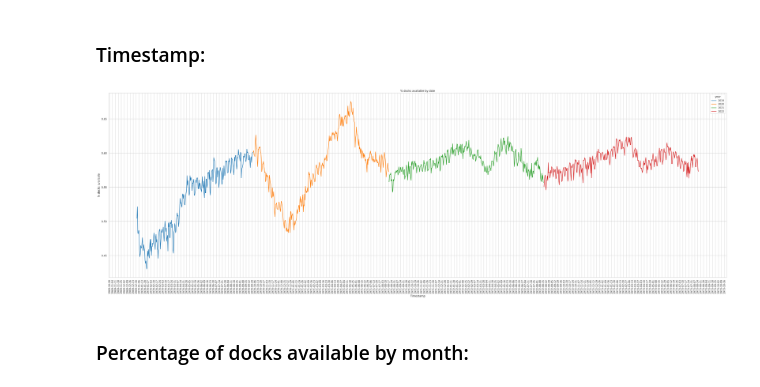
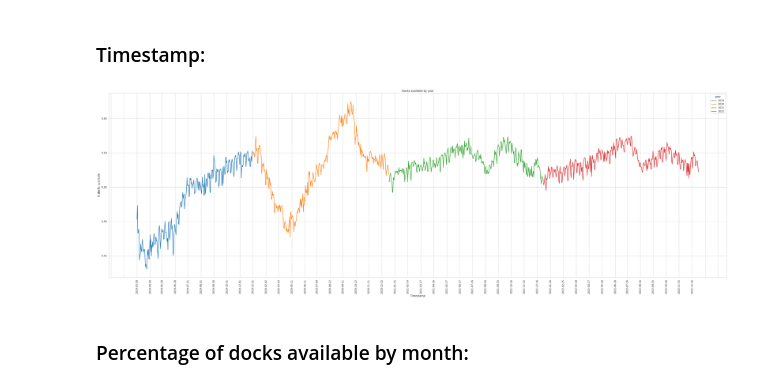
Before and after one commit to NathaliaBatalha/CapstoneProject_NathaliaDaniela, a Jupyter notebook: 02_Visualization_Data_partI.ipynb, the cells around one changed output. Drawn from its saved outputs; the diff is of its cells as text; code cells hidden in the pictures.

```diff
--- a/02_Visualization_Data_partI.ipynb
+++ b/02_Visualization_Data_partI.ipynb
@@ -152,26 +132,18 @@ for col in category_columns:
 # %%
 plt.figure(figsize = (50, 15))
 
 ax = sns.lineplot(data=df.sort_values('date'), x='date', y='percentage_docks_available', hue='year', errorbar=None)
 
-ax.xaxis.set_major_locator(md.YearLocator(base = 1, month = 1, day = 1))
-ax.xaxis.set_major_formatter(md.DateFormatter('%Y-%m'))
-
-ax.xaxis.set_major_locator(md.WeekdayLocator(byweekday = 1))
-ax.xaxis.set_major_formatter(md.DateFormatter('%Y-%m-%d'))
+ax.xaxis.set_major_locator(MonthLocator())
 plt.setp(ax.xaxis.get_majorticklabels(), rotation = 90)
 
 ax.set_xlabel('Timestamp')
 ax.set_ylabel('% docks available')
-ax.set_title('% docks available by date')
-
-# ax.set_xticks(df['date'])
-
-# plt.xticks(df['date'])
+ax.set_title('Docks available by year')
 
 plt.show()
 # %% [output]
-[figure, old version]
+[figure, new version]
 # %% [markdown]
 ### Percentage of docks available by month:
 # %%
```
Also changed, not shown: parts of 14 cells of this notebook, 5 other files.
